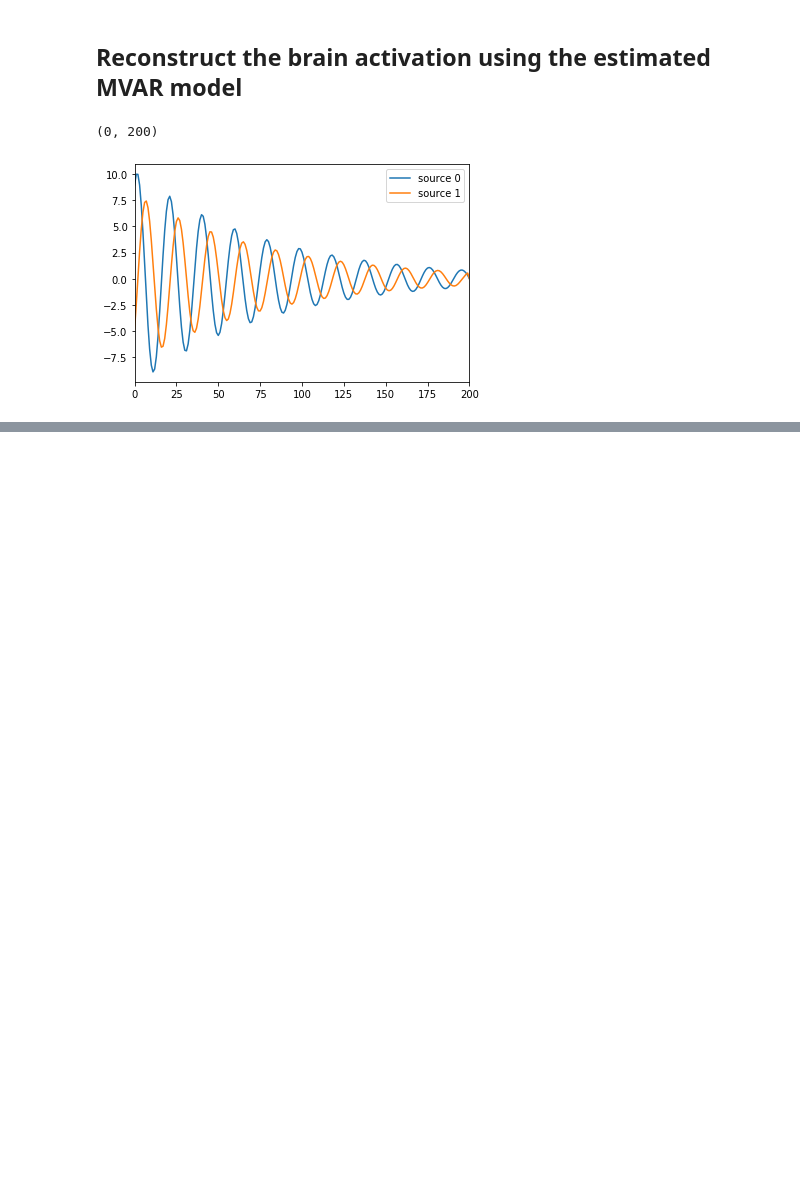
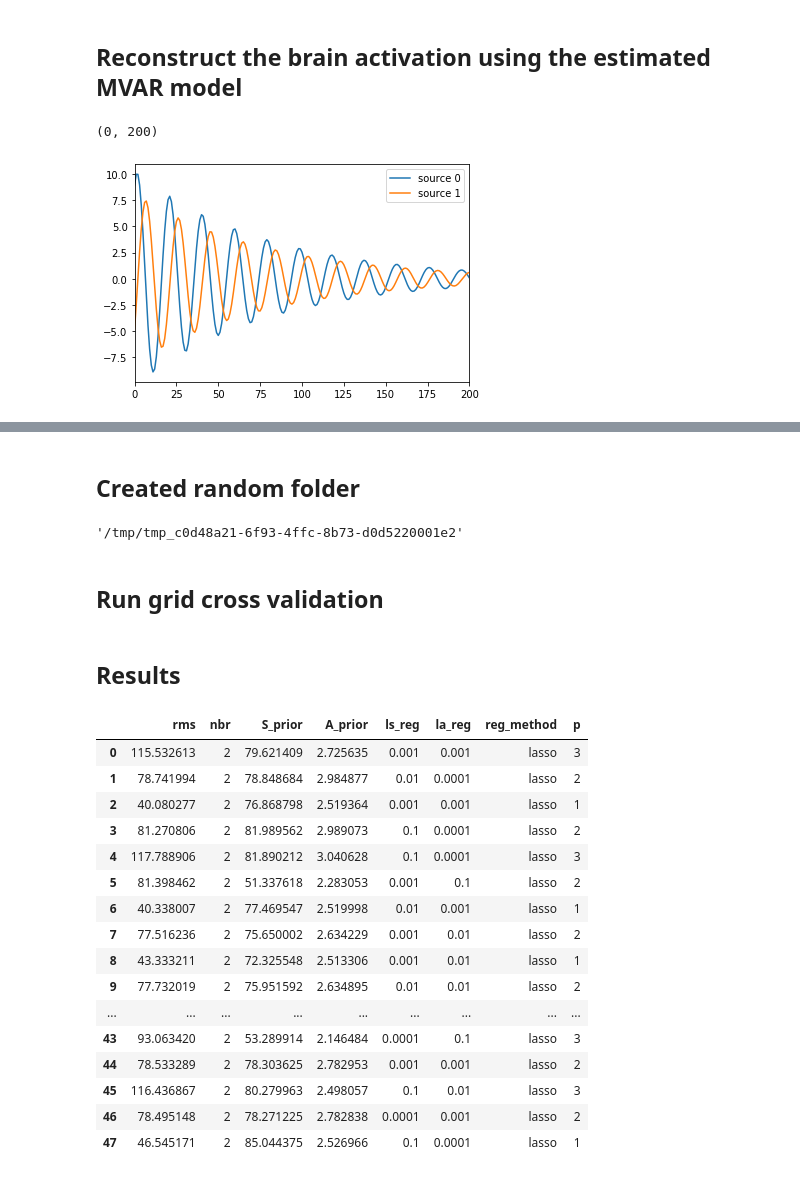
Before and after one commit to BBELAOUCHA/iSDR_cython, a Jupyter notebook: examples/iSDR_example.ipynb, the cells around one changed output, grey strips where cells are left out. Cells and saved outputs as stored; diff of their text form; code cells hidden in the pictures; blank space fills up the shorter version.

Commit message:
add cross validation

```diff
--- a/examples/iSDR_example.ipynb
+++ b/examples/iSDR_example.ipynb
@@ -173,3 +164,0 @@ import itertools
-# %%
-for i in np.array(itertools.combinations([1], [2,3])):
-    print(i)
@@ -188,4 +164,0 @@ list(product(A[0], A[1]))
-# %%
-all_comb = []
-for i in product(list1,list2, ['p']):
-    all_comb.append(i)
@@ -256,0 +171,36 @@ Successfully deleted the directory /tmp/6ea9d69f-2a7d-4c3a-a4d1-7cd30384b309
+# %%
+clf = linear_model.iSDRcv(l21_values=[10**-i for i in range(1, 5)],
+                          la_values=[10**-i for i in range(1, 5)], model_p=[1,2,3],
+                          method=['lasso'])
+# %% [markdown]
+## Created random folder
+# %%
+clf.foldername
+# %% [output]
+'/tmp/tmp_c0d48a21-6f93-4ffc-8b73-d0d5220001e2'
+# %% [markdown]
+## Run grid cross validation
+# %%
+clf.run(G, M, SC)
+# %% [markdown]
+## Results
+# %%
+clf.results
+# %% [output]
+|  | rms | nbr | S_prior | A_prior | ls_reg | la_reg | reg_method | p |
+| 0 | 115.532613 | 2 | 79.621409 | 2.725635 | 0.001 | 0.001 | lasso | 3 |
+| 1 | 78.741994 | 2 | 78.848684 | 2.984877 | 0.01 | 0.0001 | lasso | 2 |
+| 2 | 40.080277 | 2 | 76.868798 | 2.519364 | 0.001 | 0.001 | lasso | 1 |
+| 3 | 81.270806 | 2 | 81.989562 | 2.989073 | 0.1 | 0.0001 | lasso | 2 |
+| 4 | 117.788906 | 2 | 81.890212 | 3.040628 | 0.1 | 0.0001 | lasso | 3 |
+| 5 | 81.398462 | 2 | 51.337618 | 2.283053 | 0.001 | 0.1 | lasso | 2 |
+| 6 | 40.338007 | 2 | 77.469547 | 2.519998 | 0.01 | 0.001 | lasso | 1 |
+| 7 | 77.516236 | 2 | 75.650002 | 2.634229 | 0.001 | 0.01 | lasso | 2 |
+| 8 | 43.333211 | 2 | 72.325548 | 2.513306 | 0.001 | 0.01 | lasso | 1 |
+| 9 | 77.732019 | 2 | 75.951592 | 2.634895 | 0.01 | 0.01 | lasso | 2 |
+| ... | ... | ... | ... | ... | ... | ... | ... | ... |
+| 43 | 93.063420 | 2 | 53.289914 | 2.146484 | 0.0001 | 0.1 | lasso | 3 |
+| 44 | 78.533289 | 2 | 78.303625 | 2.782953 | 0.001 | 0.001 | lasso | 2 |
+| 45 | 116.436867 | 2 | 80.279963 | 2.498057 | 0.1 | 0.01 | lasso | 3 |
+| 46 | 78.495148 | 2 | 78.271225 | 2.782838 | 0.0001 | 0.001 | lasso | 2 |
+| 47 | 46.545171 | 2 | 85.044375 | 2.526966 | 0.1 | 0.0001 | lasso | 1 |
```
Also changed, not shown: parts of 15 cells of this notebook, 2 other files.
